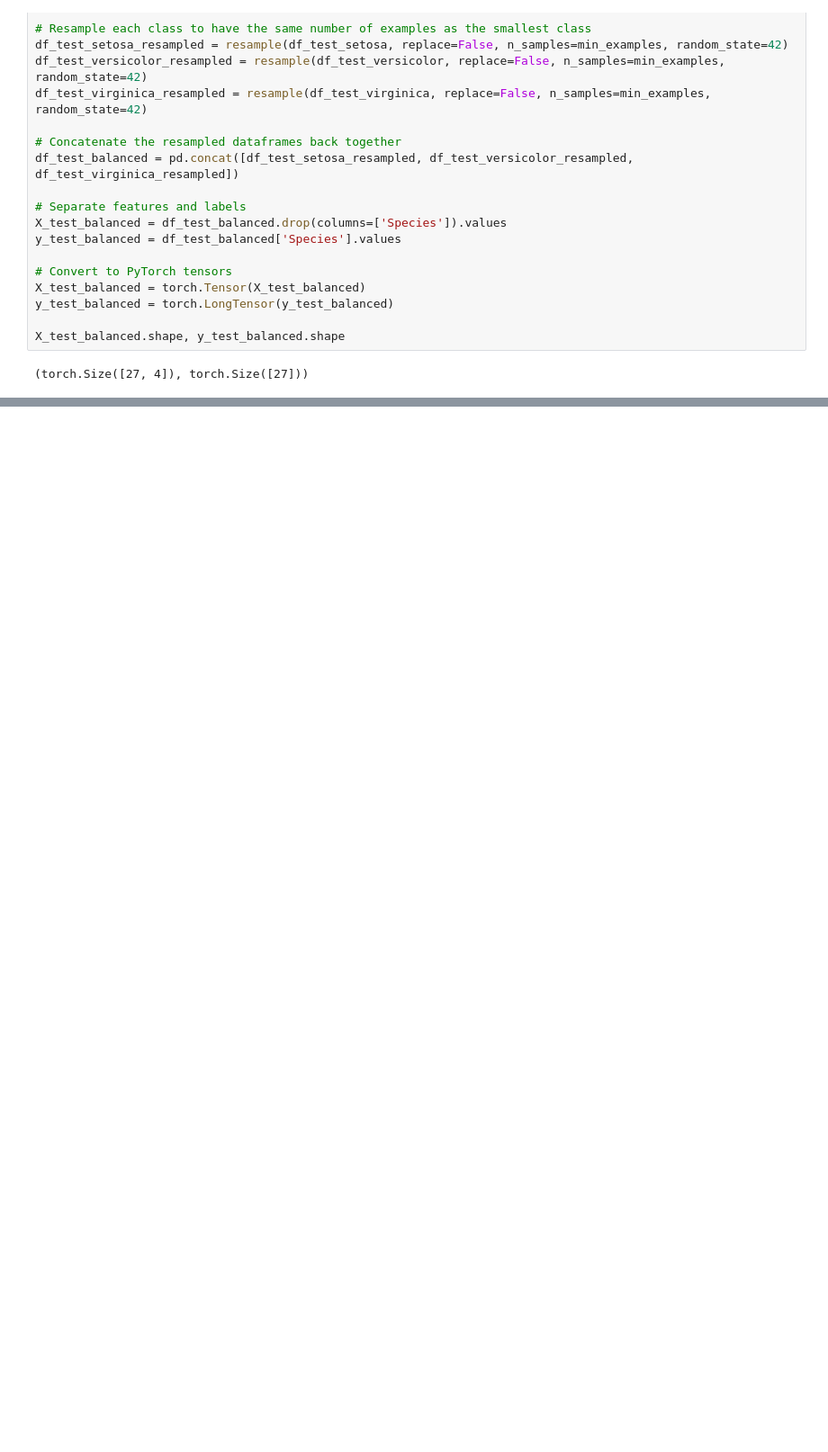
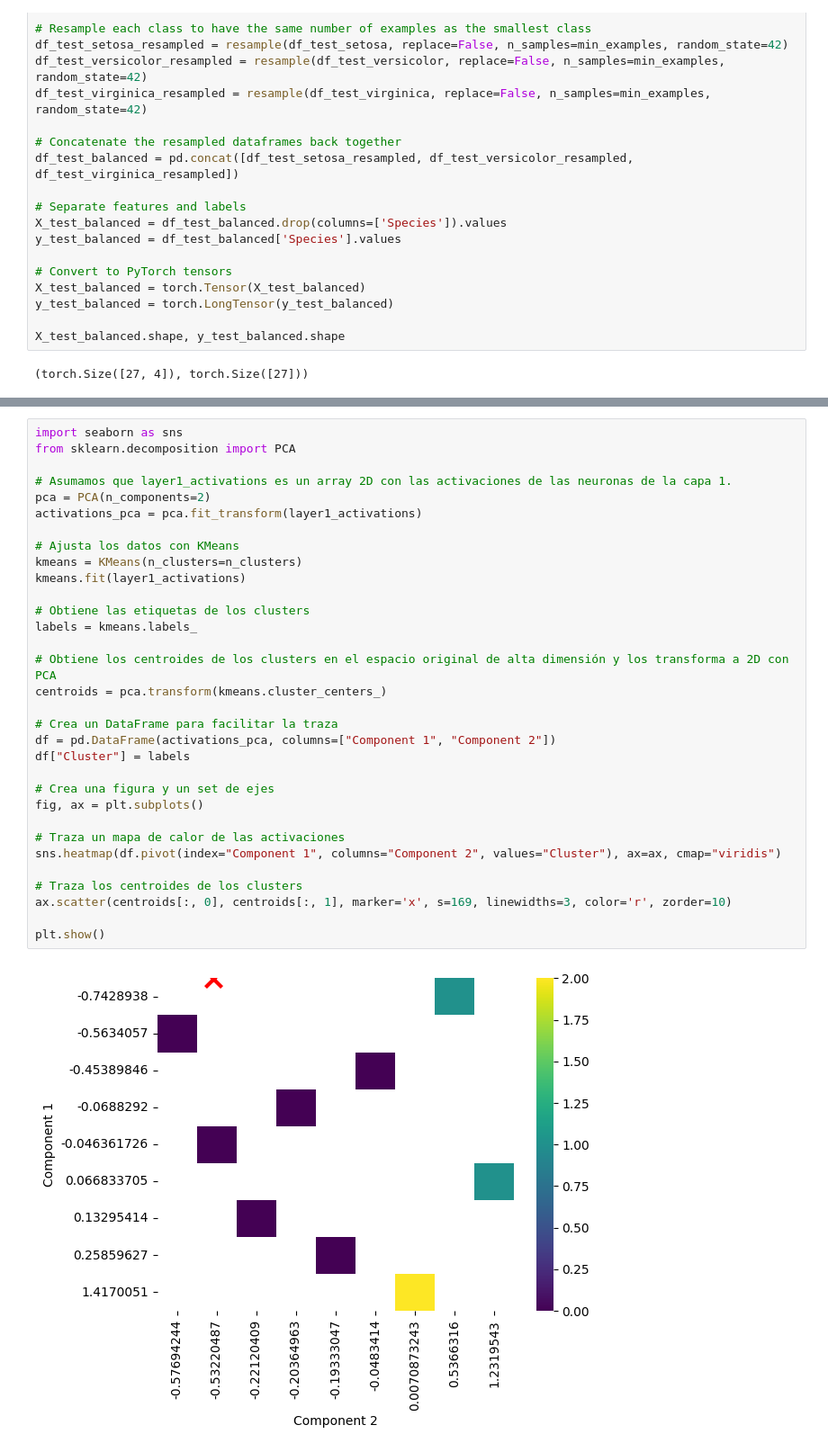
Before and after one commit to miguel-kjh/ExAI, a Jupyter notebook: iris.ipynb, the cells around one changed output, grey strips where cells are left out. Shown at 90% size. Drawn from its saved outputs; the diff is of its cells as text; blank space fills up the shorter version.

```diff
--- a/iris.ipynb
+++ b/iris.ipynb
@@ -282,0 +354,34 @@ for label, label_activations in activations.items():
+# %%
+import seaborn as sns
+from sklearn.decomposition import PCA
+
+# Asumamos que layer1_activations es un array 2D con las activaciones de las neuronas de la capa 1.
+pca = PCA(n_components=2)
+activations_pca = pca.fit_transform(layer1_activations)
+
+# Ajusta los datos con KMeans
+kmeans = KMeans(n_clusters=n_clusters)
+kmeans.fit(layer1_activations)
+
+# Obtiene las etiquetas de los clusters
+labels = kmeans.labels_
+
+# Obtiene los centroides de los clusters en el espacio original de alta dimensión y los transforma a 2D con PCA
+centroids = pca.transform(kmeans.cluster_centers_)
+
+# Crea un DataFrame para facilitar la traza
+df = pd.DataFrame(activations_pca, columns=["Component 1", "Component 2"])
+df["Cluster"] = labels
+
+# Crea una figura y un set de ejes
+fig, ax = plt.subplots()
+
+# Traza un mapa de calor de las activaciones
+sns.heatmap(df.pivot(index="Component 1", columns="Component 2", values="Cluster"), ax=ax, cmap="viridis")
+
+# Traza los centroides de los clusters
+ax.scatter(centroids[:, 0], centroids[:, 1], marker='x', s=169, linewidths=3, color='r', zorder=10)
+
+plt.show()
+# %% [output]
+[figure, added]
```
Also changed, not shown: parts of 21 cells of this notebook.
